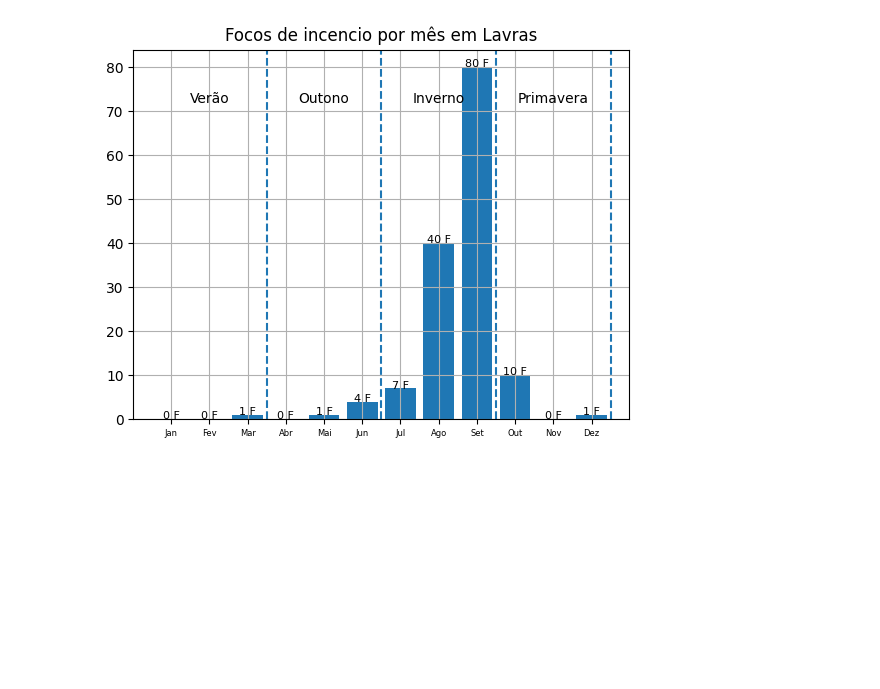
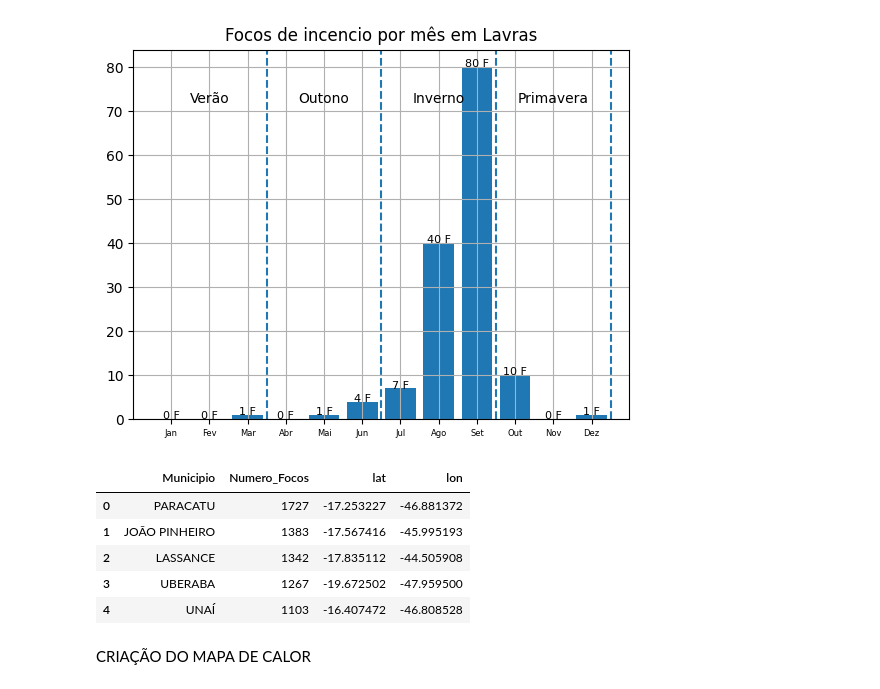
Before and after one commit to jvrezendem/analiseIncendioBR, a Jupyter notebook: notebooks/serieHistorica.ipynb, the cells around one changed output. Saved outputs shown, nothing was run; the diff lists cells and outputs as text; code cells hidden in the pictures; blank space fills up the shorter version.

Commit message:
feat:mapa de calor com os focos de minas gerais

```diff
--- a/notebooks/serieHistorica.ipynb
+++ b/notebooks/serieHistorica.ipynb
@@ -260,12 +260,27 @@ if municipio in listaMunicipios:
 # %% [output]
 [figure]
 # %%
-df = pd.read_csv("../data/processed/focos_mg_ref_2015-2025.csv", sep=",")
+PATH1 = "../data/processed/focos_mg_ref_2015-2025.csv"
+PATH2 = "../data/processed/focos_mg_municipios_ref_2015-2025.csv"
 
-mapa = fl.Map(location=[-19.0, -44.0], zoom_start=6)
+df = pd.read_csv(PATH1, sep = ",", index_col=0)
+data_municipios = pd.read_csv(PATH2, sep=",", index_col=0)
 
-coords = df[["lat", "lon"]]
 
-HeatMap(coords, radius=8, blur=6).add_to(mapa)
 
-mapa.save("../maps/HeatMapMG.html")
+coords = df.groupby("municipio")[["lat", "lon"]].mean().reset_index()
+
+data_municipios = data_municipios.merge(coords, left_on="Municipio", right_on="municipio", how="left")
+data_municipios = data_municipios.drop(["municipio"], axis=1)
+
+data_municipios.to_csv(PATH2, sep=",")
+data_municipios.head()
+# %% [output]
+|  | Municipio | Numero_Focos | lat | lon |
+| 0 | PARACATU | 1727 | -17.253227 | -46.881372 |
+| 1 | JOÃO PINHEIRO | 1383 | -17.567416 | -45.995193 |
+| 2 | LASSANCE | 1342 | -17.835112 | -44.505908 |
+| 3 | UBERABA | 1267 | -19.672502 | -47.959500 |
+| 4 | UNAÍ | 1103 | -16.407472 | -46.808528 |
+# %% [markdown]
+CRIAÇÃO DO MAPA DE CALOR
```
Also changed, not shown: parts of 1 cell of this notebook, 2 other files.
